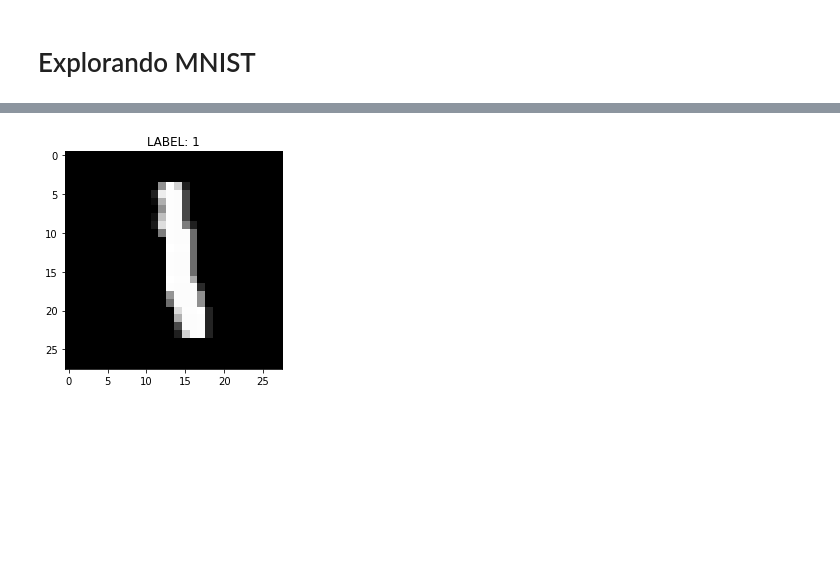
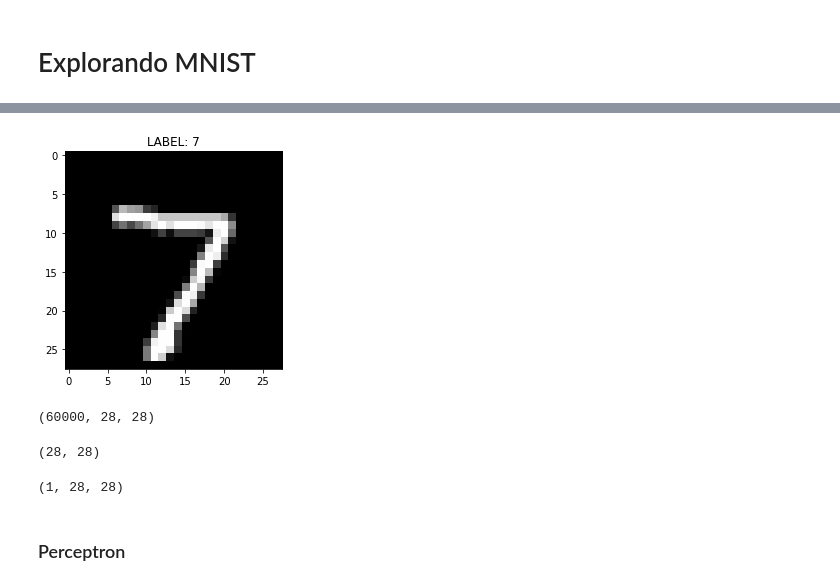
Before and after one commit to tibaes/mnist, a Jupyter notebook: AIDojo.ipynb, the cells around one changed output, grey strips where cells are left out. Saved outputs shown, nothing was run; the diff lists cells and outputs as text; code cells hidden in the pictures; blank space fills up the shorter version.

```diff
--- a/AIDojo.ipynb
+++ b/AIDojo.ipynb
@@ -14,0 +35,8 @@ tf.__version__
+# %%
+def show_sample(X, y, index=0, pred=-1):
+    title = 'LABEL: ' + str(y[index])
+    if pred > -1:
+        title += ' PRED: ' + str(pred)
+    plt.imshow(X[index], cmap='gray')
+    plt.title(title)
+    plt.show()
@@ -17,5 +61,5 @@ tf.__version__
 # %%
 mnist = tf.keras.datasets.mnist
 # %%
-(x_train, y_train), (x_test, y_test) = mnist.load_data()
-x_train, x_test = x_train / 255.0, x_test / 255.0
+(X_train, y_train), (X_test, y_test) = mnist.load_data()
+X_train, X_test = X_train / 255.0, X_test / 255.0
@@ -27,4 +69,4 @@ def show_number(index=0):
-# %%
-show_number(6)
-# %% [output]
-[figure, removed]
+# %%
+show_sample(X=X_test, y=y_test, index=0)
+# %% [output]
+[figure, added]
@@ -30,0 +75,14 @@ show_number(6)
+# %%
+X_train.shape
+# %% [output]
+(60000, 28, 28)
+# %%
+X_train[0].shape
+# %% [output]
+(28, 28)
+# %%
+X_test[0].reshape(1, 28, 28).shape
+# %% [output]
+(1, 28, 28)
+# %% [markdown]
+### Perceptron
```
Also changed, not shown: parts of 29 cells of this notebook.
